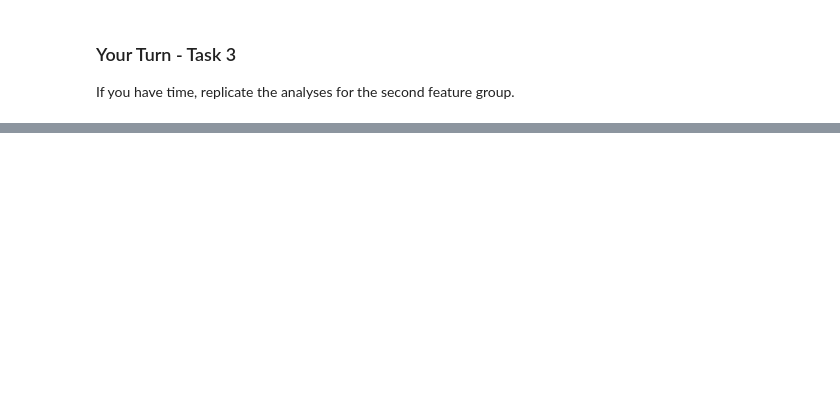
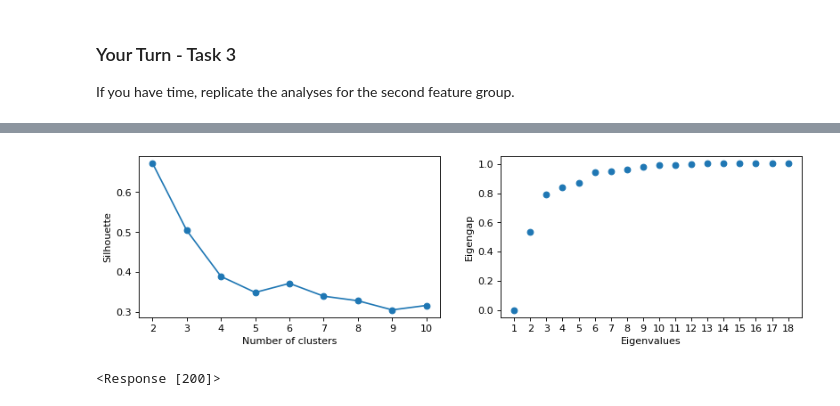
Before and after one commit to Maximelel/MLBD_course, a Jupyter notebook: lectures/week-10/10-student-version.ipynb, the cells around one changed output, grey strips where cells are left out. Saved outputs shown, nothing was run; the diff lists cells and outputs as text; code cells hidden in the pictures; blank space fills up the shorter version.

```diff
--- a/lectures/week-10/10-student-version.ipynb
+++ b/lectures/week-10/10-student-version.ipynb
@@ -291,3 +348,5 @@ send(observation, 4)
 If you have time, replicate the analyses for the second feature group.
 # %%
 # Replicate analysis for second feature group
+proactivity = df[['ma_content_anti', 'bo_delay_lecture']]
+proactivity.head()
@@ -294,4 +360,31 @@ If you have time, replicate the analyses for the second feature group.
+# %%
+#normalize
+scaler = StandardScaler()
+proactivity_scaled = scaler.fit_transform(proactivity.values)
+#print(np.mean(proactivity_scaled, axis = 0)) #check
+#print(np.std(proactivity_scaled, axis = 0))  #check
+
+# Pairwise kernels
+sim_matrix = np.zeros((288,288))
+for i in range(proactivity_scaled.shape[1]):
+    # Compute the pairwise similarity matrix using a Gaussian kernel
+    K = pairwise_kernels(proactivity_scaled[:, i][:, np.newaxis], metric='rbf')
+    sim_matrix += K
+#print(np.shape(sim_matrix))
+#print(sim_matrix)
+
+# Compute adjacency matrix
+adjency_matrix = get_adjacency(sim_matrix/4, connectivity='full')
+#print(adjency_matrix)
+# %%
+# Compute spectral clustering, heuristics, and visualization
+# Hint: get_heuristics_spectral function above
+metrics = get_heuristics_spectral(adjency_matrix, np.array([2,3,4,5,6,7,8,9,10]), plot=True)
+# %% [output]
+[figure, added]
 # %%
 # What do you observe? What is the optimal number of clusters? Do both metrics agree?
-observation = ""
+observation = "In this case, both metrics suggest that the optimal number of clusters is 2"
 send(observation, 5)
+# %% [output]
+<Response [200]>
```
Also changed, not shown: parts of 9 cells of this notebook.
